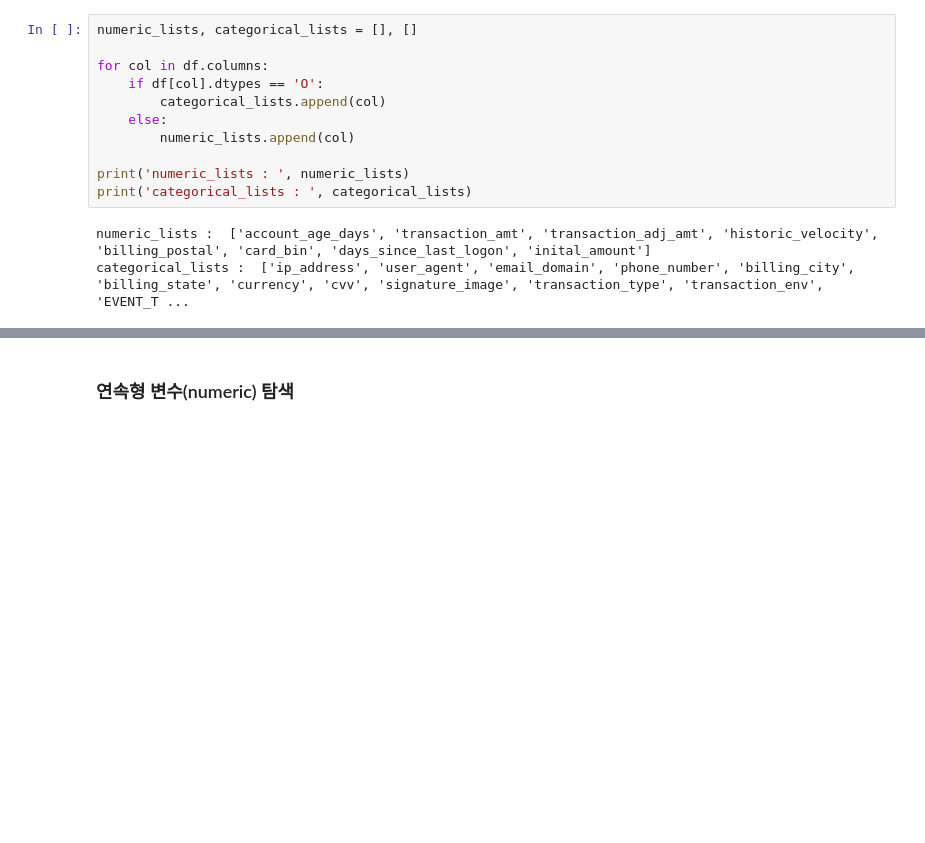
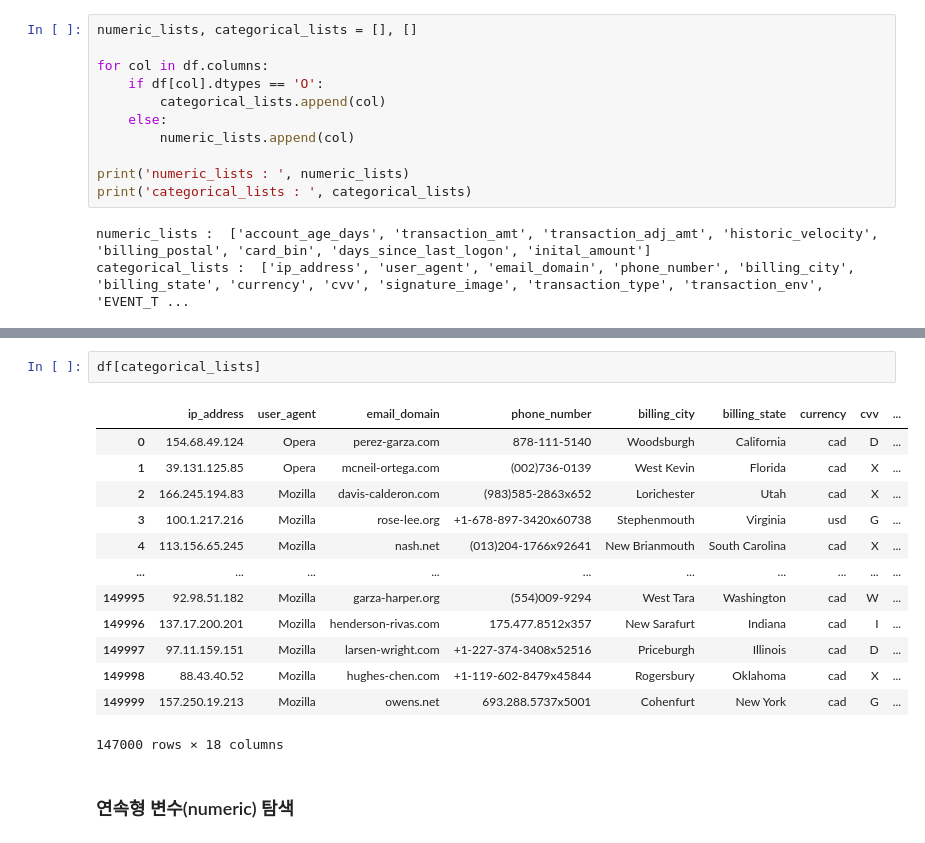
Before and after one commit to seonydg/ml-classification-predicting-credit-card-fraud-transactions, a Jupyter notebook: Predicting Credit Card Fraud Transactions.ipynb, the cells around one changed output, grey strips where cells are left out. Saved outputs shown, nothing was run; the diff lists cells and outputs as text; blank space fills up the shorter version.

```diff
--- a/Predicting Credit Card Fraud Transactions.ipynb
+++ b/Predicting Credit Card Fraud Transactions.ipynb
@@ -200,2 +214,18 @@ categorical_lists :  ['ip_address', 'user_agent', 'email_domain', 'phone_number'
+# %%
+df[categorical_lists]
+# %% [output]
+|  | ip_address | user_agent | email_domain | phone_number | billing_city | billing_state | currency | cvv | ... |
+| 0 | 154.68.49.124 | Opera | perez-garza.com | 878-111-5140 | Woodsburgh | California | cad | D | ... |
+| 1 | 39.131.125.85 | Opera | mcneil-ortega.com | (002)736-0139 | West Kevin | Florida | cad | X | ... |
+| 2 | 166.245.194.83 | Mozilla | davis-calderon.com | (983)585-2863x652 | Lorichester | Utah | cad | X | ... |
+| 3 | 100.1.217.216 | Mozilla | rose-lee.org | +1-678-897-3420x60738 | Stephenmouth | Virginia | usd | G | ... |
+| 4 | 113.156.65.245 | Mozilla | nash.net | (013)204-1766x92641 | New Brianmouth | South Carolina | cad | X | ... |
+| ... | ... | ... | ... | ... | ... | ... | ... | ... | ... |
+| 149995 | 92.98.51.182 | Mozilla | garza-harper.org | (554)009-9294 | West Tara | Washington | cad | W | ... |
+| 149996 | 137.17.200.201 | Mozilla | henderson-rivas.com | 175.477.8512x357 | New Sarafurt | Indiana | cad | I | ... |
+| 149997 | 97.11.159.151 | Mozilla | larsen-wright.com | +1-227-374-3408x52516 | Priceburgh | Illinois | cad | D | ... |
+| 149998 | 88.43.40.52 | Mozilla | hughes-chen.com | +1-119-602-8479x45844 | Rogersbury | Oklahoma | cad | X | ... |
+| 149999 | 157.250.19.213 | Mozilla | owens.net | 693.288.5737x5001 | Cohenfurt | New York | cad | G | ... |
+147000 rows × 18 columns
 # %% [markdown]
 ### 연속형 변수(numeric) 탐색
```
Also changed, not shown: parts of 15 cells of this notebook.
